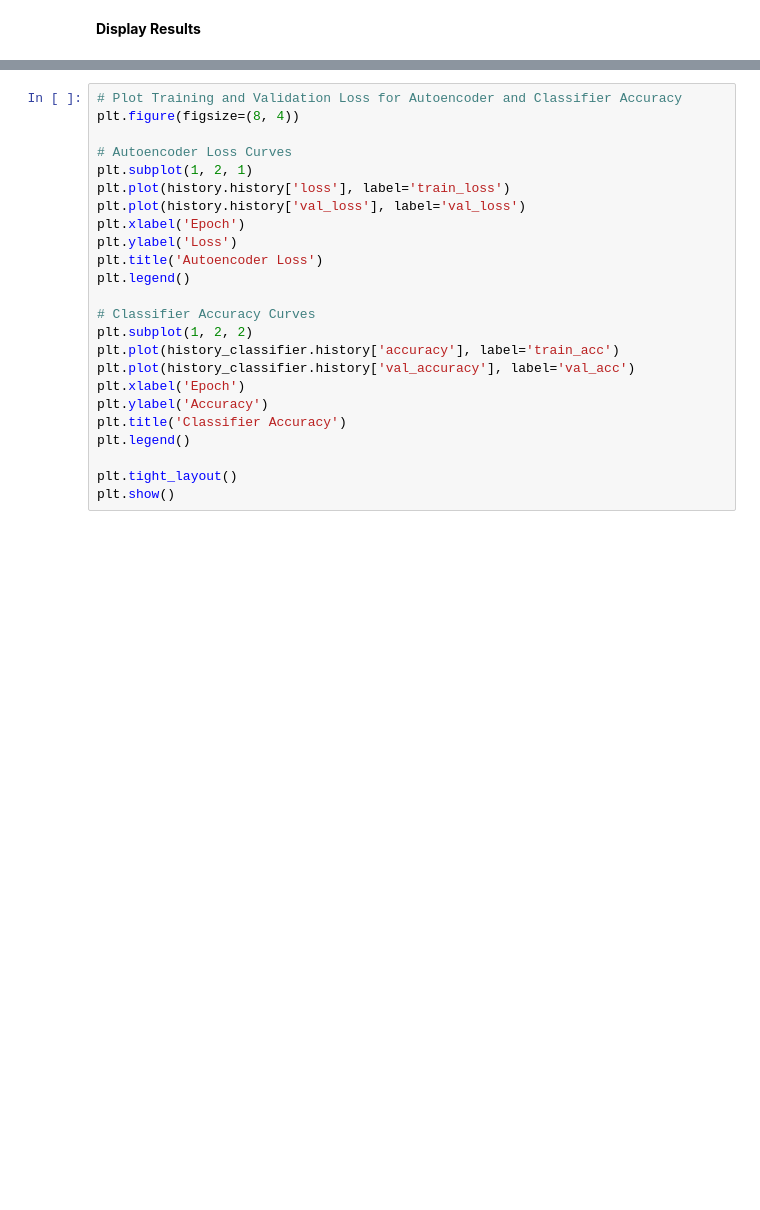
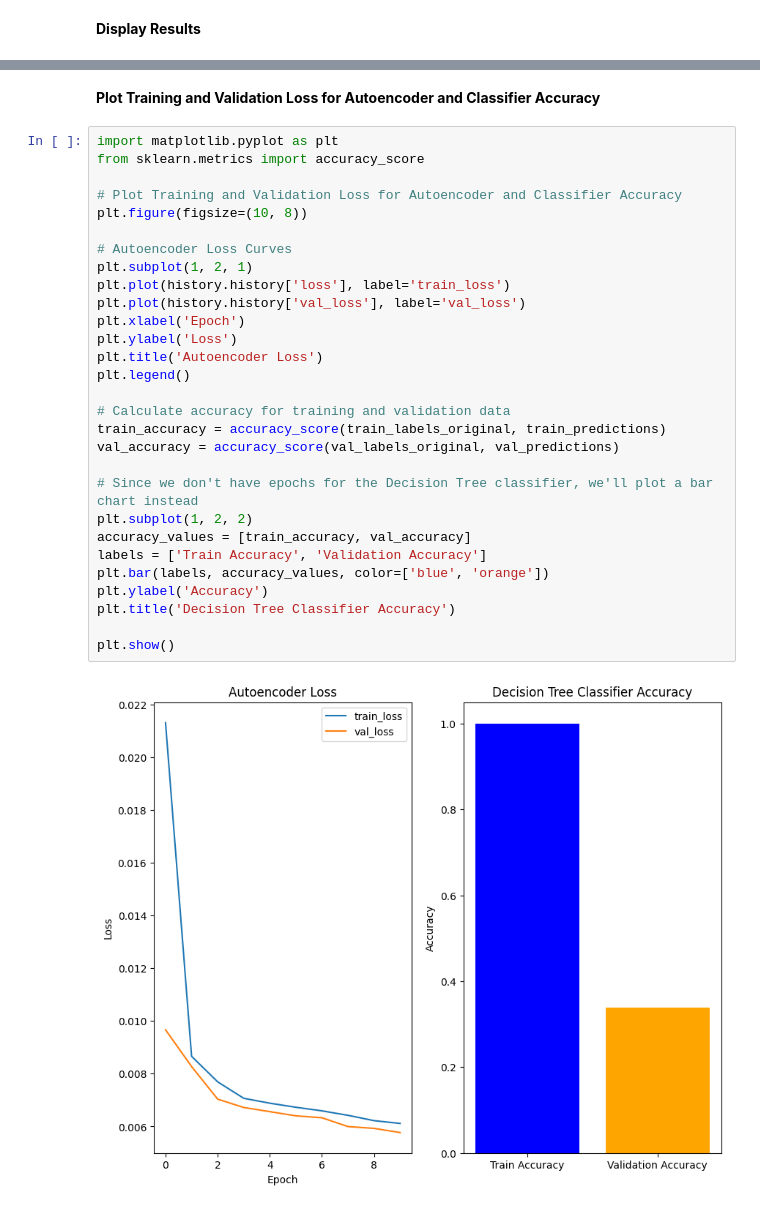
Before and after one commit to asheta66/Generative-AI-2, a Jupyter notebook: C_Class_Autoencoder.ipynb, the cells around one changed output, grey strips where cells are left out. Drawn from its saved outputs; the diff is of its cells as text; blank space fills up the shorter version.

```diff
--- a/C_Class_Autoencoder.ipynb
+++ b/C_Class_Autoencoder.ipynb
@@ -195,24 +251,33 @@ val_recall = recall_score(val_labels_
+# %% [markdown]
+**Plot Training and Validation Loss for Autoencoder and Classifier Accuracy**
 # %%
+import matplotlib.pyplot as plt
+from sklearn.metrics import accuracy_score
+
 # Plot Training and Validation Loss for Autoencoder and Classifier Accuracy
-plt.figure(figsize=(8, 4))
+plt.figure(figsize=(10, 8))
 
 # Autoencoder Loss Curves
 plt.subplot(1, 2, 1)
 plt.plot(history.history['loss'], label='train_loss')
 plt.plot(history.history['val_loss'], label='val_loss')
 plt.xlabel('Epoch')
 plt.ylabel('Loss')
 plt.title('Autoencoder Loss')
 plt.legend()
 
-# Classifier Accuracy Curves
+# Calculate accuracy for training and validation data
+train_accuracy = accuracy_score(train_labels_original, train_predictions)
+val_accuracy = accuracy_score(val_labels_original, val_predictions)
+
+# Since we don't have epochs for the Decision Tree classifier, we'll plot a bar chart instead
 plt.subplot(1, 2, 2)
-plt.plot(history_classifier.history['accuracy'], label='train_acc')
-plt.plot(history_classifier.history['val_accuracy'], label='val_acc')
-plt.xlabel('Epoch')
+accuracy_values = [train_accuracy, val_accuracy]
+labels = ['Train Accuracy', 'Validation Accuracy']
+plt.bar(labels, accuracy_values, color=['blue', 'orange'])
 plt.ylabel('Accuracy')
-plt.title('Classifier Accuracy')
-plt.legend()
+plt.title('Decision Tree Classifier Accuracy')
 
-plt.tight_layout()
 plt.show()
+# %% [output]
+[figure, added]
```
Also changed, not shown: parts of 9 cells of this notebook.
